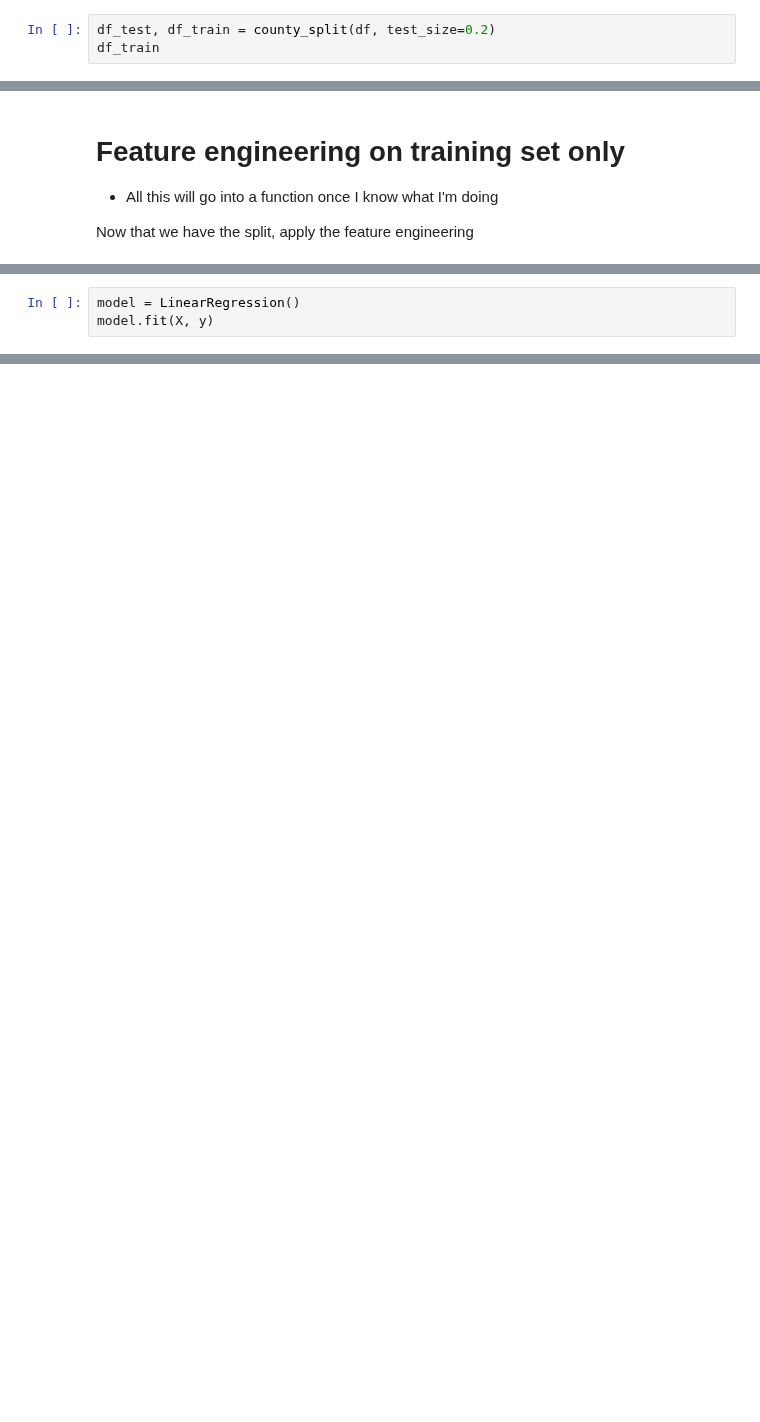
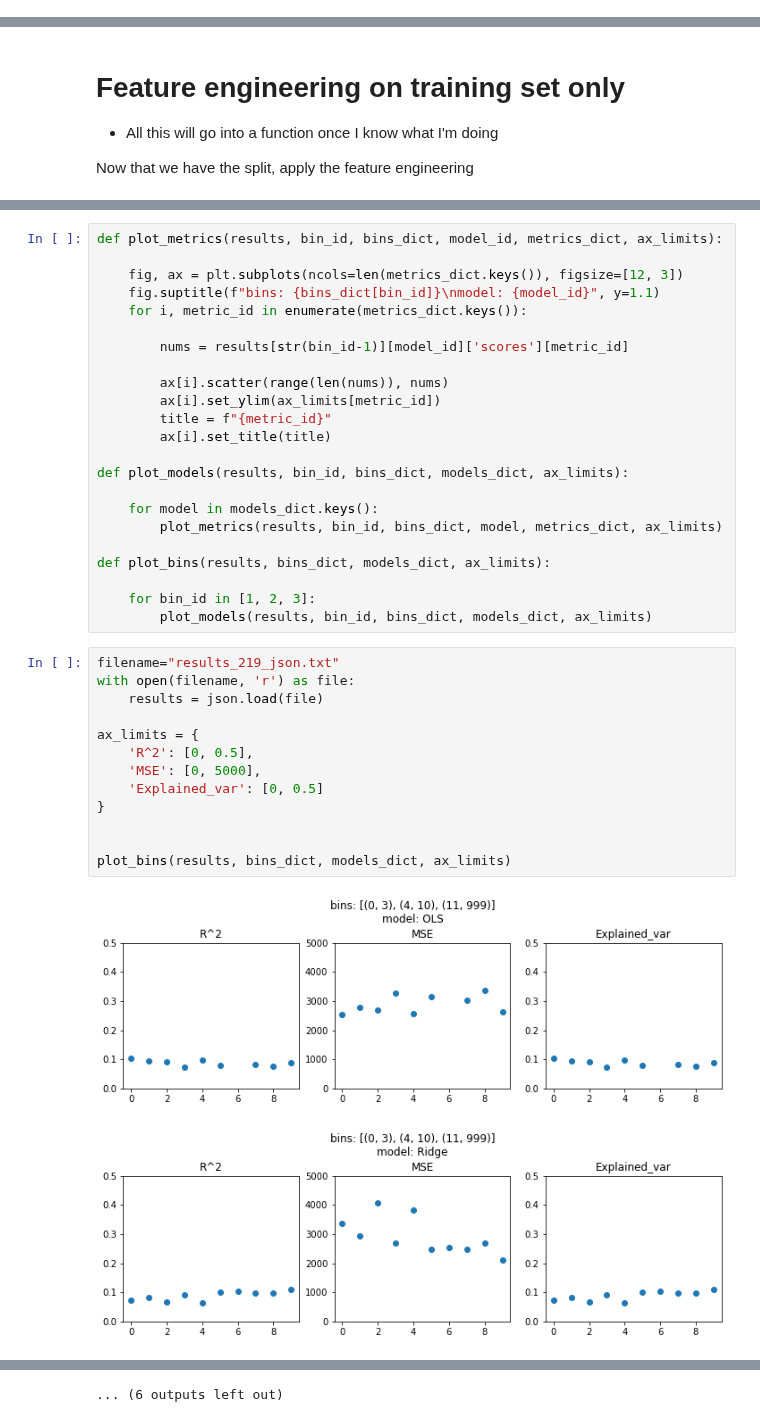
Before and after one commit to apalermo01/Covid-19-correlation-analysis, a Jupyter notebook: Covid 19 Model Development.ipynb, the cells around one changed output, grey strips where cells are left out. Cells and saved outputs as stored; diff of their text form; blank space fills up the shorter version.

```diff
--- a/Covid 19 Model Development.ipynb
+++ b/Covid 19 Model Development.ipynb
@@ -91,3 +52,0 @@ def county_split(df, test_size, split_type="train_test"):
-# %%
-df_test, df_train = county_split(df, test_size=0.2)
-df_train
@@ -156,3 +58,0 @@ array([ 0.  ,  0.  ,  0.  , ...,  0.  ,  0.  , 14.08])
-# %%
-model = LinearRegression()
-model.fit(X, y)
@@ -708,0 +268,39 @@ df_train_proc
+# %%
+def plot_metrics(results, bin_id, bins_dict, model_id, metrics_dict, ax_limits):
+
+    fig, ax = plt.subplots(ncols=len(metrics_dict.keys()), figsize=[12, 3])
+    fig.suptitle(f"bins: {bins_dict[bin_id]}\nmodel: {model_id}", y=1.1)
+    for i, metric_id in enumerate(metrics_dict.keys()):
+
+        nums = results[str(bin_id-1)][model_id]['scores'][metric_id]
+
+        ax[i].scatter(range(len(nums)), nums)
+        ax[i].set_ylim(ax_limits[metric_id])
+        title = f"{metric_id}"
+        ax[i].set_title(title)
+
+def plot_models(results, bin_id, bins_dict, models_dict, ax_limits):
+
+    for model in models_dict.keys():
+        plot_metrics(results, bin_id, bins_dict, model, metrics_dict, ax_limits)
+
+def plot_bins(results, bins_dict, models_dict, ax_limits):
+
+    for bin_id in [1, 2, 3]:
+        plot_models(results, bin_id, bins_dict, models_dict, ax_limits)
+# %%
+filename="results_219_json.txt"
+with open(filename, 'r') as file:
+    results = json.load(file)
+
+ax_limits = {
+    'R^2': [0, 0.5],
+    'MSE': [0, 5000],
+    'Explained_var': [0, 0.5]
+}
+
+
+plot_bins(results, bins_dict, models_dict, ax_limits)
+# %% [output]
+[figure, added]
+[figure, added]
@@ -708,0 +317 @@ df_train_proc
+... (6 outputs left out)
```
Also changed, not shown: parts of 45 cells of this notebook, 24 other files.
